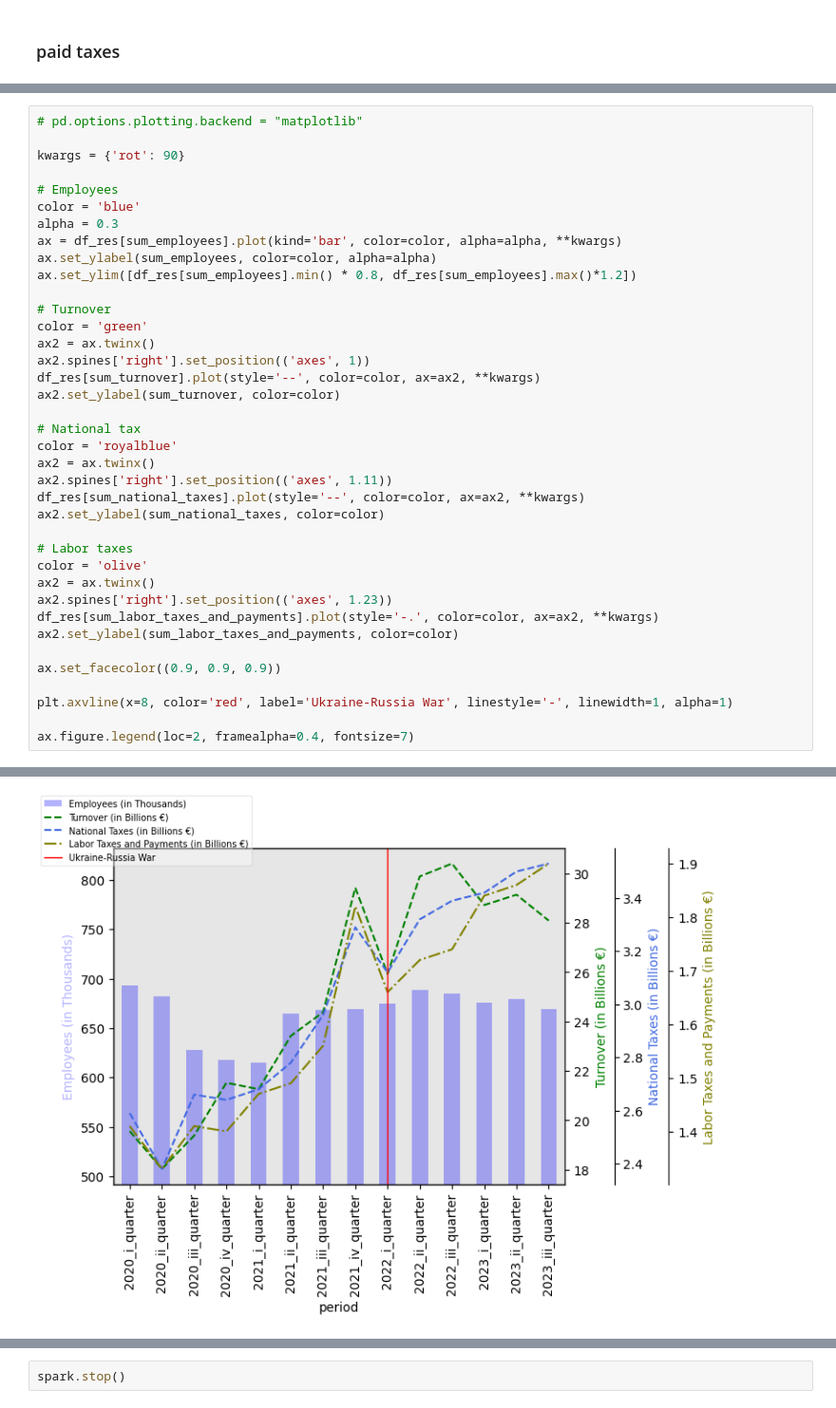
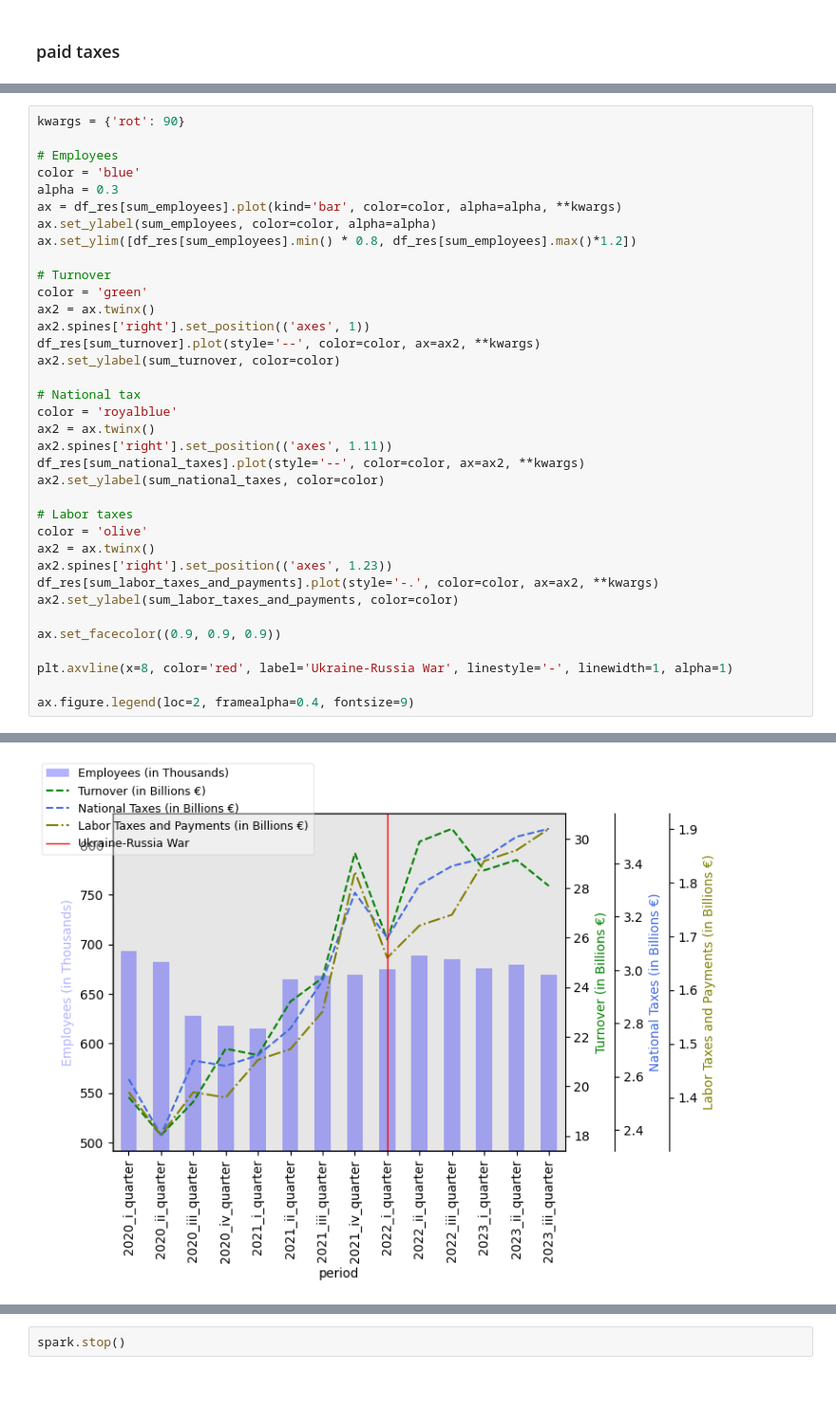
Before and after one commit to olympus999/e-ariregistri_avaandmed, a Jupyter notebook: Spark.ipynb, the cells around one changed output, grey strips where cells are left out. Shown at 95% size. Saved outputs shown, nothing was run; the diff lists cells and outputs as text.

```diff
--- a/Spark.ipynb
+++ b/Spark.ipynb
@@ -492,8 +495,6 @@ df_res = df_res.set_index('period')
 |2023_iii_quarter|3.53                          |1.9                                     |28.09                   |669.6                   |
 +----------------+------------------------------+----------------------------------------+------------------------+------------------------+
 # %%
-# pd.options.plotting.backend = "matplotlib"
-
 kwargs = {'rot': 90}
 
 # Employees
@@ -503,32 +504,32 @@ ax = df_res[sum_employees].plot(kind='bar', color=color, alpha=alpha, **kwargs)
 ax.set_ylabel(sum_employees, color=color, alpha=alpha)
 ax.set_ylim([df_res[sum_employees].min() * 0.8, df_res[sum_employees].max()*1.2])
 
 # Turnover
 color = 'green'
 ax2 = ax.twinx()
 ax2.spines['right'].set_position(('axes', 1))
 df_res[sum_turnover].plot(style='--', color=color, ax=ax2, **kwargs)
 ax2.set_ylabel(sum_turnover, color=color)
 
 # National tax
 color = 'royalblue'
 ax2 = ax.twinx()
 ax2.spines['right'].set_position(('axes', 1.11))
 df_res[sum_national_taxes].plot(style='--', color=color, ax=ax2, **kwargs)
 ax2.set_ylabel(sum_national_taxes, color=color)
 
 # Labor taxes
 color = 'olive'
 ax2 = ax.twinx()
 ax2.spines['right'].set_position(('axes', 1.23))
 df_res[sum_labor_taxes_and_payments].plot(style='-.', color=color, ax=ax2, **kwargs)
 ax2.set_ylabel(sum_labor_taxes_and_payments, color=color)
 
 ax.set_facecolor((0.9, 0.9, 0.9))
 
 plt.axvline(x=8, color='red', label='Ukraine-Russia War', linestyle='-', linewidth=1, alpha=1)
 
-ax.figure.legend(loc=2, framealpha=0.4, fontsize=7)
+ax.figure.legend(loc=2, framealpha=0.4, fontsize=9)
 # %% [output]
 <matplotlib.legend.Legend at 0x...>
-[figure, old version]
+[figure, new version]
```
Also changed, not shown: parts of 9 cells of this notebook.
